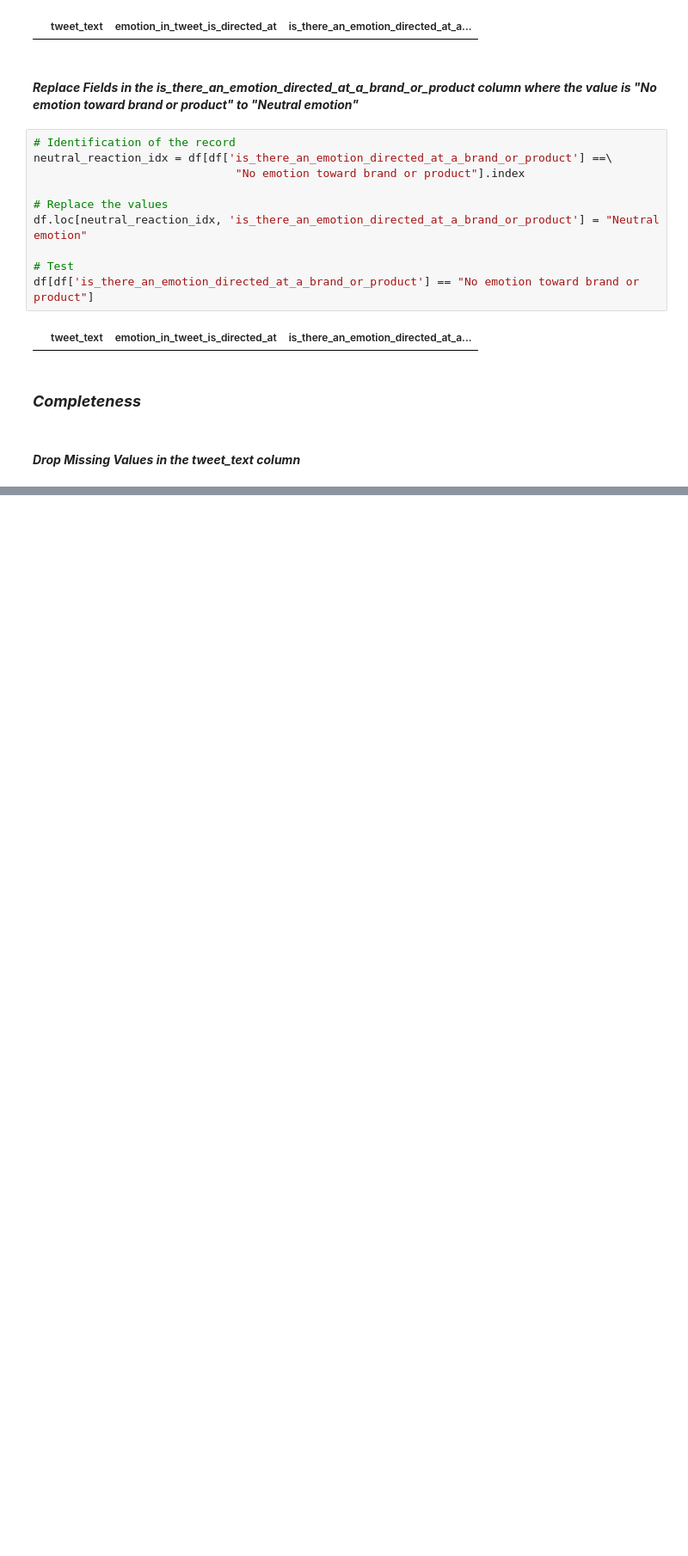
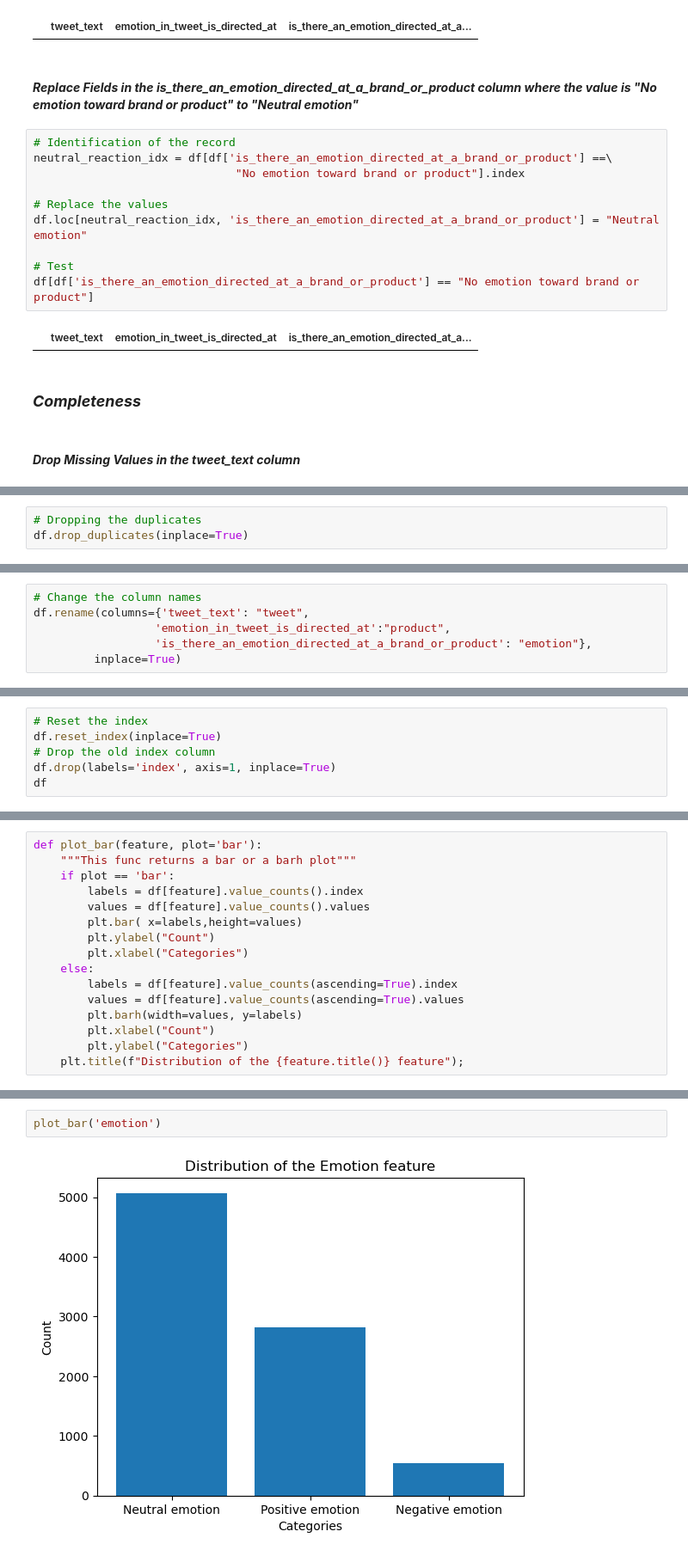
Before and after one commit to Kanyi254/sentiment-analysis, a Jupyter notebook: michael notebook.ipynb, the cells around one changed output, grey strips where cells are left out. Shown at 86% size. Saved outputs shown, nothing was run; the diff lists cells and outputs as text; blank space fills up the shorter version.

```diff
--- a/michael notebook.ipynb
+++ b/michael notebook.ipynb
@@ -233,0 +302,3 @@ df[df['is_there_an_emotion_directed_at_a_brand_or_product'] == "No emotion towar
+# %%
+# Dropping the duplicates
+df.drop_duplicates(inplace=True)
@@ -233,0 +312,6 @@ df[df['is_there_an_emotion_directed_at_a_brand_or_product'] == "No emotion towar
+# %%
+# Change the column names
+df.rename(columns={'tweet_text': "tweet",
+                  'emotion_in_tweet_is_directed_at':"product",
+                  'is_there_an_emotion_directed_at_a_brand_or_product': "emotion"},
+         inplace=True)
@@ -233,0 +325,6 @@ df[df['is_there_an_emotion_directed_at_a_brand_or_product'] == "No emotion towar
+# %%
+# Reset the index
+df.reset_index(inplace=True)
+# Drop the old index column
+df.drop(labels='index', axis=1, inplace=True)
+df
@@ -233,0 +367,16 @@ df[df['is_there_an_emotion_directed_at_a_brand_or_product'] == "No emotion towar
+# %%
+def plot_bar(feature, plot='bar'):
+    """This func returns a bar or a barh plot"""
+    if plot == 'bar':
+        labels = df[feature].value_counts().index
+        values = df[feature].value_counts().values
+        plt.bar( x=labels,height=values)
+        plt.ylabel("Count")
+        plt.xlabel("Categories")
+    else:
+        labels = df[feature].value_counts(ascending=True).index
+        values = df[feature].value_counts(ascending=True).values
+        plt.barh(width=values, y=labels)
+        plt.xlabel("Count")
+        plt.ylabel("Categories")
+    plt.title(f"Distribution of the {feature.title()} feature");
@@ -233,0 +385,4 @@ df[df['is_there_an_emotion_directed_at_a_brand_or_product'] == "No emotion towar
+# %%
+plot_bar('emotion')
+# %% [output]
+[figure, added]
```
Also changed, not shown: parts of 104 cells of this notebook.
